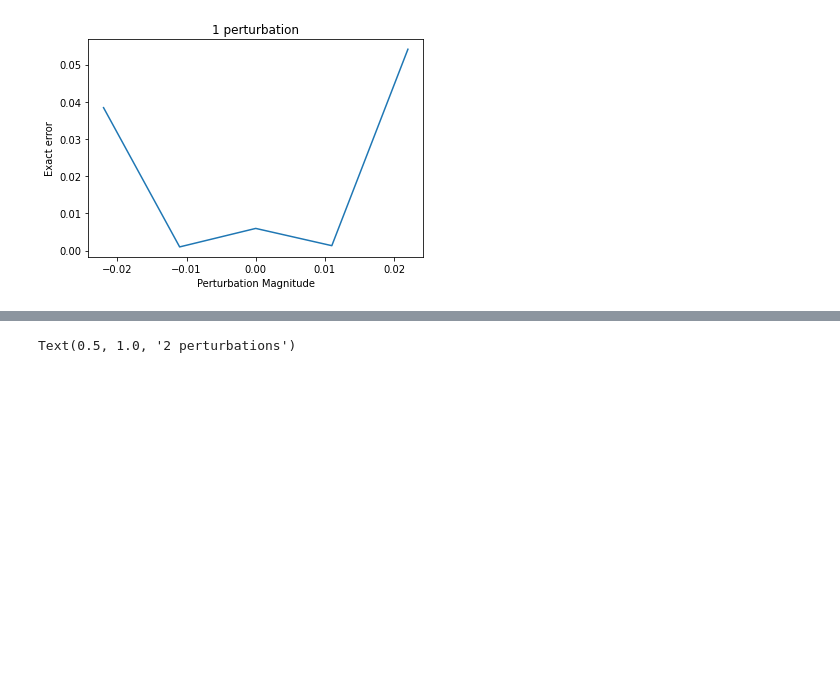
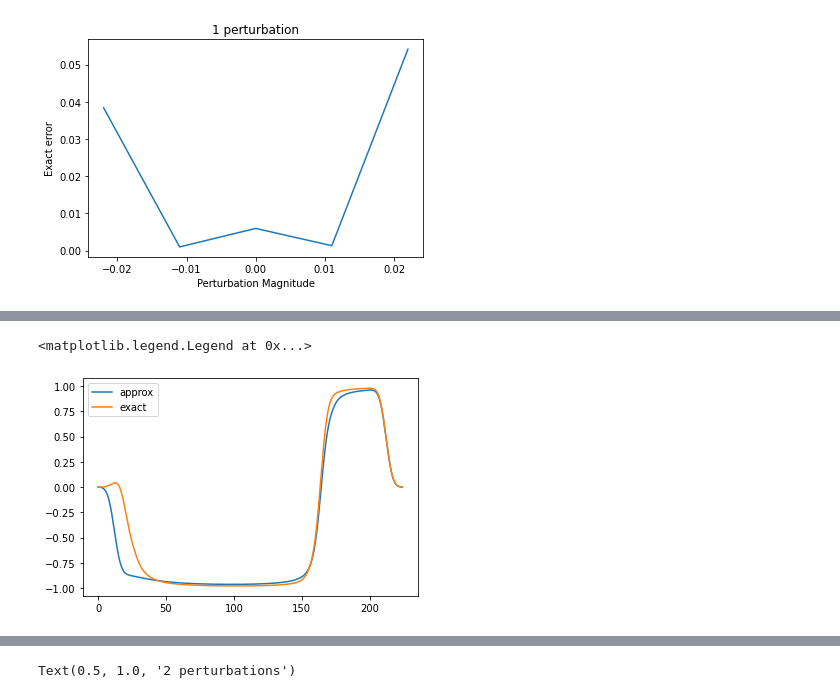
Before and after one commit to DanPuzzuoli/multivariable_dyson_magnus, a Jupyter notebook: magnus_qoc.ipynb, the cells around one changed output, grey strips where cells are left out. Cells and saved outputs as stored; diff of their text form; code cells hidden in the pictures; blank space fills up the shorter version.

```diff
--- a/magnus_qoc.ipynb
+++ b/magnus_qoc.ipynb
@@ -2342,0 +2398,11 @@ Total time taken: 74.48122596740723
+# %%
+r1_0 = param_to_signal(np.array([[-5.76093163, 11.79685154, 17.72543288,  0.55501378, -3.89172643],
+ [-3.37604755,  0.95947379, -5.7436507,   0.24789052,  3.74586892]]))#result1.x)
+r1_1 = param_to_signal(np.array([[-7.44028713, 17.11601297, 33.33803993, -0.44283245, -9.01224712],
+ [-5.40843147,  3.26650769, -8.89745709,  0.91862892,  4.57467479]]))#result1_ex.x)
+plt.plot(r1_0[:,0],label='approx')
+plt.plot(r1_1[:,0],label='exact')
+plt.legend()
+# %% [output]
+<matplotlib.legend.Legend at 0x...>
+[figure, added]
```
Also changed, not shown: parts of 8 cells of this notebook.
